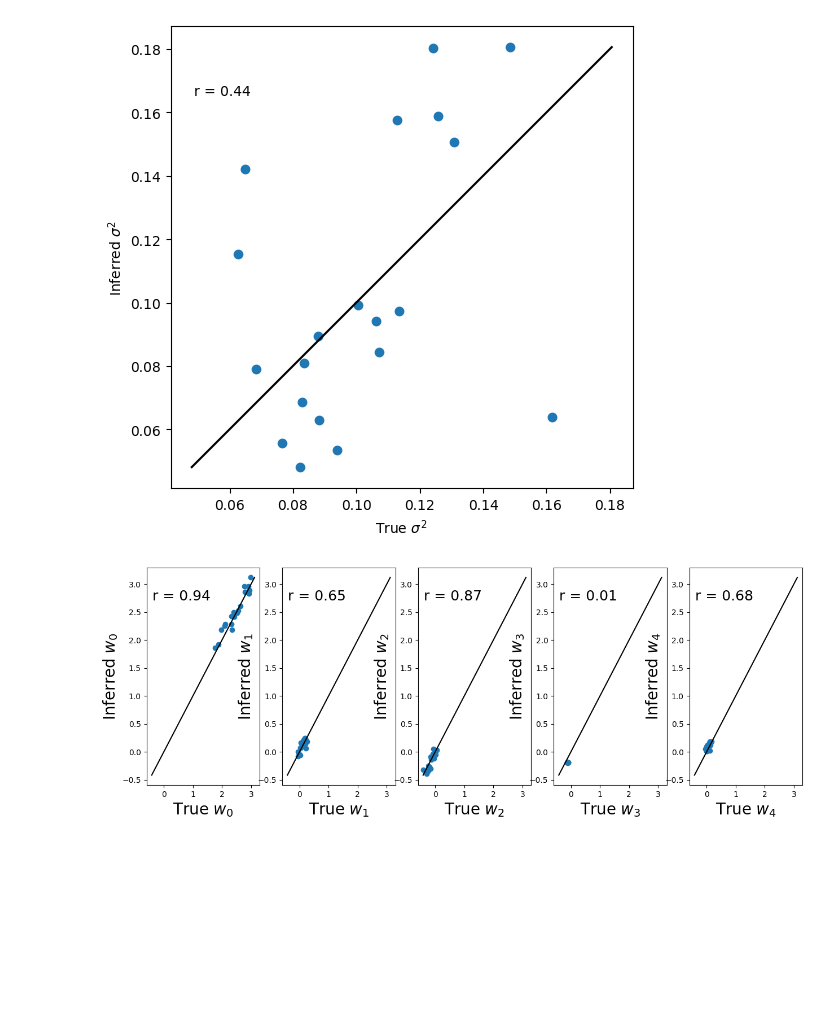
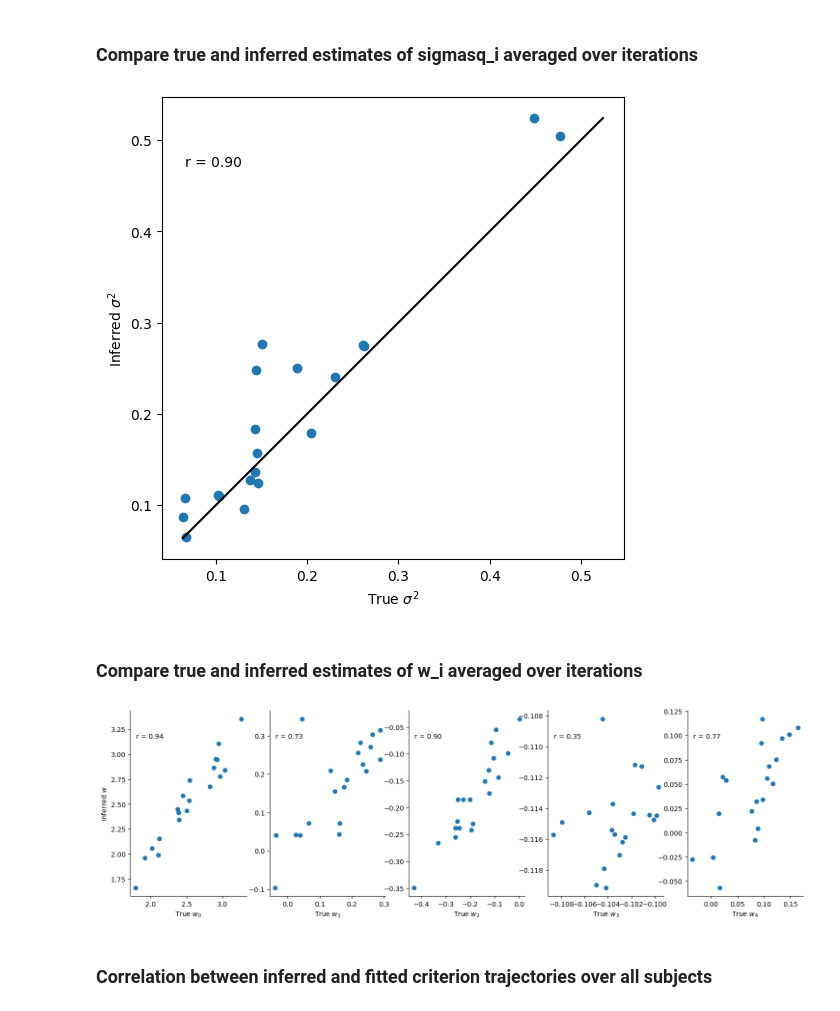
Before and after one commit to robinvloeberghs/hMFC, a Jupyter notebook: Paper/testing/Shekhar_simulations.ipynb, the cells around one changed output. Saved outputs shown, nothing was run; the diff lists cells and outputs as text; code cells hidden in the pictures; blank space fills up the shorter version.

Commit message:
simulating data with empirical parameter estimates

```diff
--- a/Paper/testing/Shekhar_simulations.ipynb
+++ b/Paper/testing/Shekhar_simulations.ipynb
@@ -137,13 +90,13 @@ model_parameters['num_trials'] = num_trials
 # %%
+num_iters = 2000
 
-# Initialize model
-init_a0 = 0.90
-init_nu_a0 = 0.1
-init_w0 = jnp.zeros(num_inputs)
-init_nu_w0 = jnp.repeat(1.0, num_inputs)
-init_alpha = 3.0
-init_beta = 3.0 * 0.3**2
-init_nu_mu0 = 0.5
+init_mu_a = 0.90
+init_sigma_a = 0.1
+init_mu_w = jnp.zeros(num_inputs)
+init_sigma_w = jnp.repeat(1.0, num_inputs)
+init_mu_sigmasq = 3.0
+init_beta_sigmasq = 3.0 * 0.3**2
+init_sigma_mu_x = 0.5
 
-model = HierarchicalBernoulliLDS(init_a0, init_nu_a0, init_w0, init_nu_w0, init_alpha, init_beta, init_nu_mu0)
+model = HierarchicalBernoulliLDS(num_inputs, init_mu_a, init_sigma_a, init_mu_w, init_sigma_w, init_mu_sigmasq, init_beta_sigmasq, init_sigma_mu_x)
 params, states, _ = model.sample(key, inputs)
@@ -200,6 +182,5 @@ for itr in progress_bar(range(num_iters)):
 # %%
-
-burn_in = 100 # choose a different value informed by the plot below
+burn_in = 250 # choose a different value informed by the plot below
 
 plt.figure(figsize=(8, 6))
 plt.plot(jnp.stack(lps)/emissions.size) # normalized log joint prob
@@ -253,9 +232,7 @@ plt.show()
+# %% [markdown]
+### Compare true and inferred estimates of sigmasq_i averaged over iterations
 # %%
-
-
-""" Compare true and inferred estimates of sigma_sq averaged over iterations (minus the burn-in)
-"""
-
+# Compute posterior mean of sigmasq_i for each subject over iterations
 posterior_mean_sigmasq = jnp.mean(posterior_samples_sigmasq[burn_in:], axis=0)
 
 sigmasq_min = min(true_params['sigmasq'].min(), posterior_mean_sigmasq.min())
@@ -271,25 +248,27 @@ r, p = spearmanr(true_params['sigmasq'], posterior_mean_sigmasq)
 plt.annotate('r = {:.2f}'.format(r), xy=(0.05, 0.85), xycoords='axes fraction')
 plt.show()
 # %% [output]
-[figure, old version]
+[figure, new version]
+# %% [markdown]
+### Compare true and inferred estimates of w_i averaged over iterations
 # %%
-
-""" Compare true and inferred estimates of w averaged over iterations (minus the burn-in)
-"""
-
 w_min = min(true_params["w"].min(), jnp.mean(posterior_samples_w[burn_in:,:,:], axis=0).min())
 w_max = max(true_params["w"].max(), jnp.mean(posterior_samples_w[burn_in:,:,:], axis=0).max())
 
-fig, axs = plt.subplots(1, num_inputs, sharey=False, figsize=(15, 5))
+fig, axs = plt.subplots(1, num_inputs, sharey=False, figsize=(18, 5))
 
 for d, ax in enumerate(axs):
     ax.scatter(true_params["w"][:, d], jnp.mean(posterior_samples_w[burn_in:,:,d], axis=0))
-    ax.set_xlabel(r"True $w_{:d}$".format(d), size=20)
-    ax.set_ylabel(r"Inferred $w_{:d}$".format(d), size=20)
-    ax.plot([w_min, w_max], [w_min, w_max], '-k')
+    ax.set_xlabel(r"True $w_{:d}$".format(d))
+    if d == 0:
+        ax.set_ylabel(r"Inferred $w$".format(d))
+    #ax.plot([w_min, w_max], [w_min, w_max], '-k')
     #ax.set_aspect(1.0)
     r, p = spearmanr(true_params["w"][:, d], jnp.mean(posterior_samples_w[burn_in:,:,d], axis=0))
-    ax.annotate('r = {:.2f}'.format(r), xy=(0.05, 0.85), xycoords='axes fraction', fontsize=18)
+    ax.annotate('r = {:.2f}'.format(r), xy=(0.05, 0.85), xycoords='axes fraction')
+    sns.despine()
 # %% [output]
-[figure, old version]
+[figure, new version]
+# %% [markdown]
+### Correlation between inferred and fitted criterion trajectories over all subjects
 # %%
```
Also changed, not shown: parts of 33 cells of this notebook.
